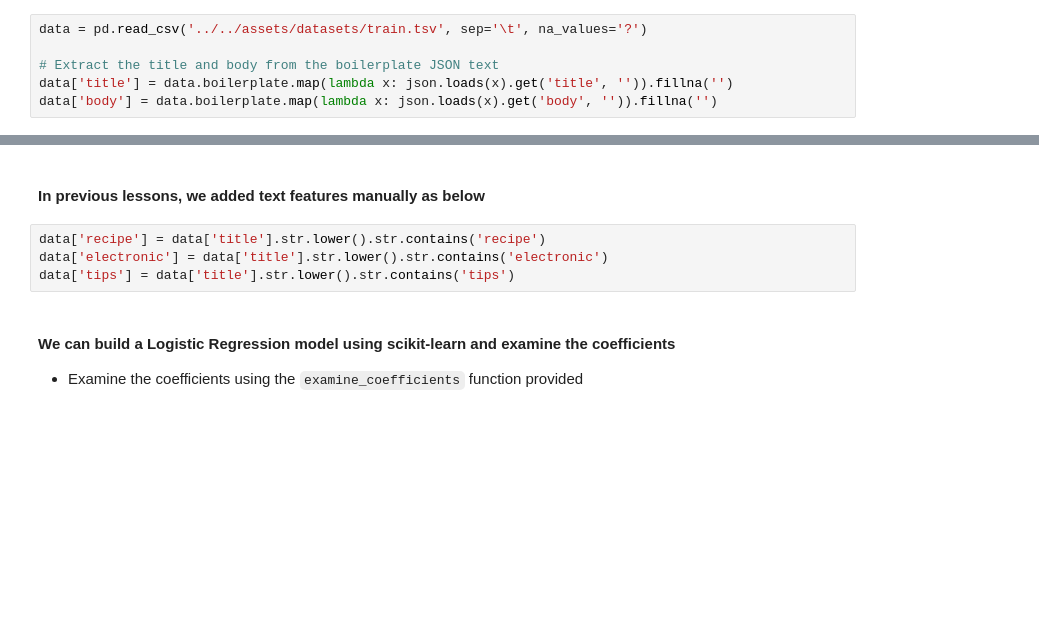
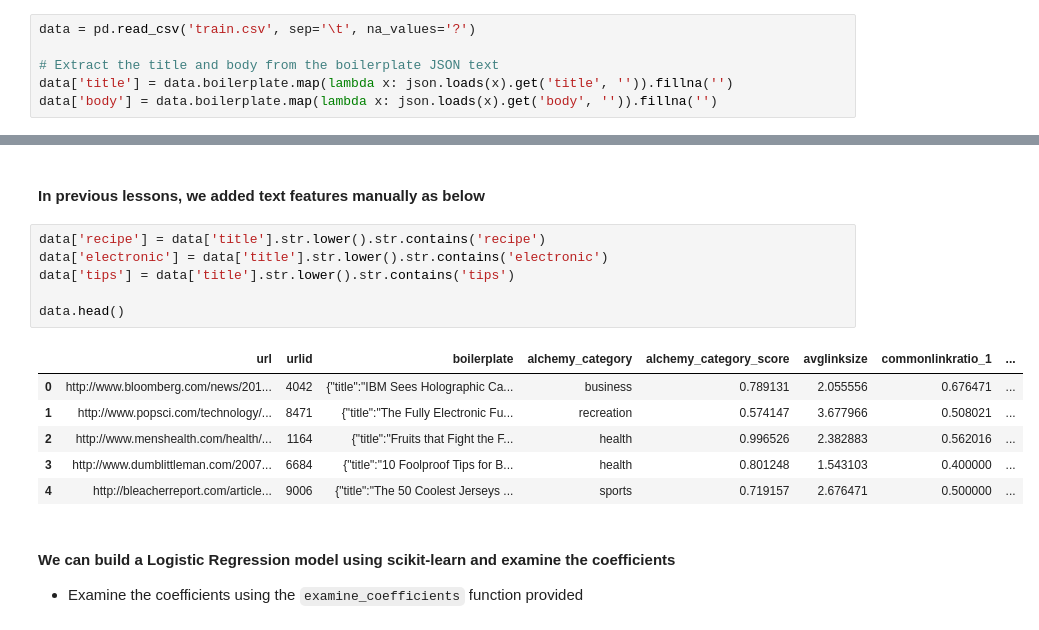
Before and after one commit to brownmt3255/dsi-sea-week04-2.4, a Jupyter notebook: code/starter-code/starter-code.ipynb, the cells around one changed output, grey strips where cells are left out. Saved outputs shown, nothing was run; the diff lists cells and outputs as text; blank space fills up the shorter version.

```diff
--- a/code/starter-code/starter-code.ipynb
+++ b/code/starter-code/starter-code.ipynb
@@ -48,7 +52,7 @@ label|integer (0 or 1)|User-determined label. Either evergreen (1) or non-evergr
 - These are websites that always relevant like recipies or reviews (as opposed to current events)
 - Look at some examples
 # %%
-data = pd.read_csv('../../assets/datasets/train.tsv', sep='\t', na_values='?')
+data = pd.read_csv('train.csv', sep='\t', na_values='?')
 
 # Extract the title and body from the boilerplate JSON text
 data['title'] = data.boilerplate.map(lambda x: json.loads(x).get('title', '')).fillna('')
@@ -67,7 +71,16 @@ data[['title', 'label']].head()
 # %%
 data['recipe'] = data['title'].str.lower().str.contains('recipe')
 data['electronic'] = data['title'].str.lower().str.contains('electronic')
 data['tips'] = data['title'].str.lower().str.contains('tips')
+
+data.head()
+# %% [output]
+|  | url | urlid | boilerplate | alchemy_category | alchemy_category_score | avglinksize | commonlinkratio_1 | ... |
+| 0 | http://www.bloomberg.com/news/201... | 4042 | {"title":"IBM Sees Holographic Ca... | business | 0.789131 | 2.055556 | 0.676471 | ... |
+| 1 | http://www.popsci.com/technology/... | 8471 | {"title":"The Fully Electronic Fu... | recreation | 0.574147 | 3.677966 | 0.508021 | ... |
+| 2 | http://www.menshealth.com/health/... | 1164 | {"title":"Fruits that Fight the F... | health | 0.996526 | 2.382883 | 0.562016 | ... |
+| 3 | http://www.dumblittleman.com/2007... | 6684 | {"title":"10 Foolproof Tips for B... | health | 0.801248 | 1.543103 | 0.400000 | ... |
+| 4 | http://bleacherreport.com/article... | 9006 | {"title":"The 50 Coolest Jerseys ... | sports | 0.719157 | 2.676471 | 0.500000 | ... |
 # %% [markdown]
 #### We can build a Logistic Regression model using scikit-learn and examine the coefficients
 - Examine the coefficients using the `examine_coefficients` function provided
```
Also changed, not shown: parts of 3 cells of this notebook.
